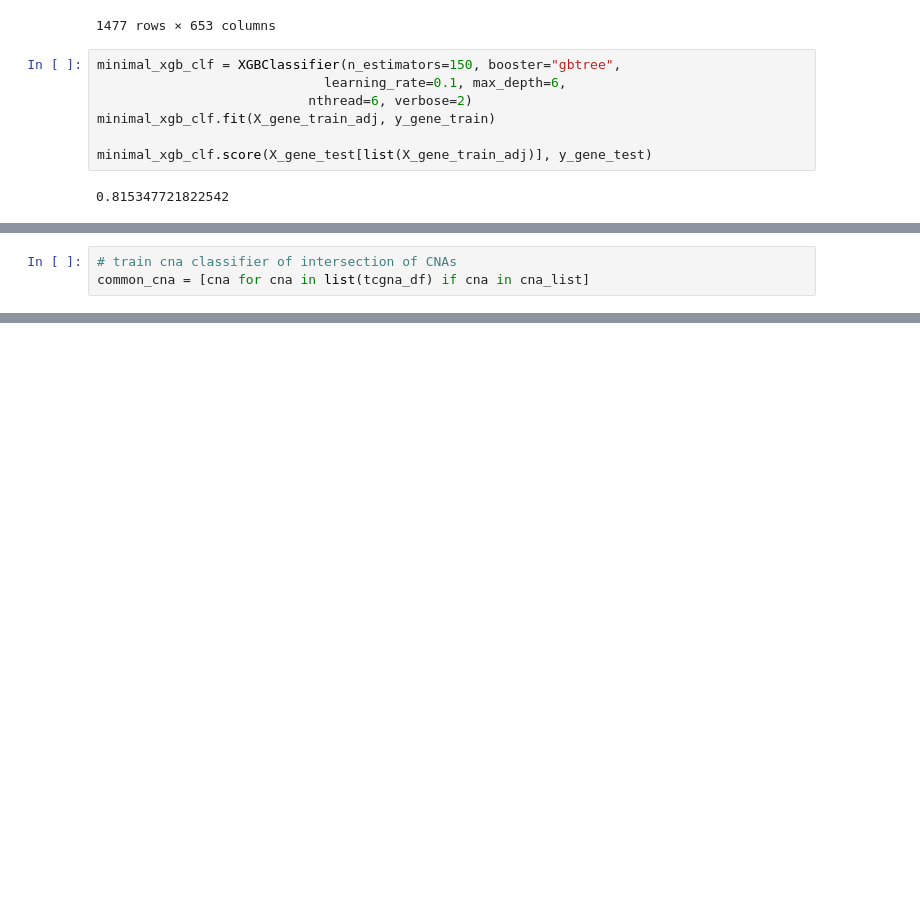
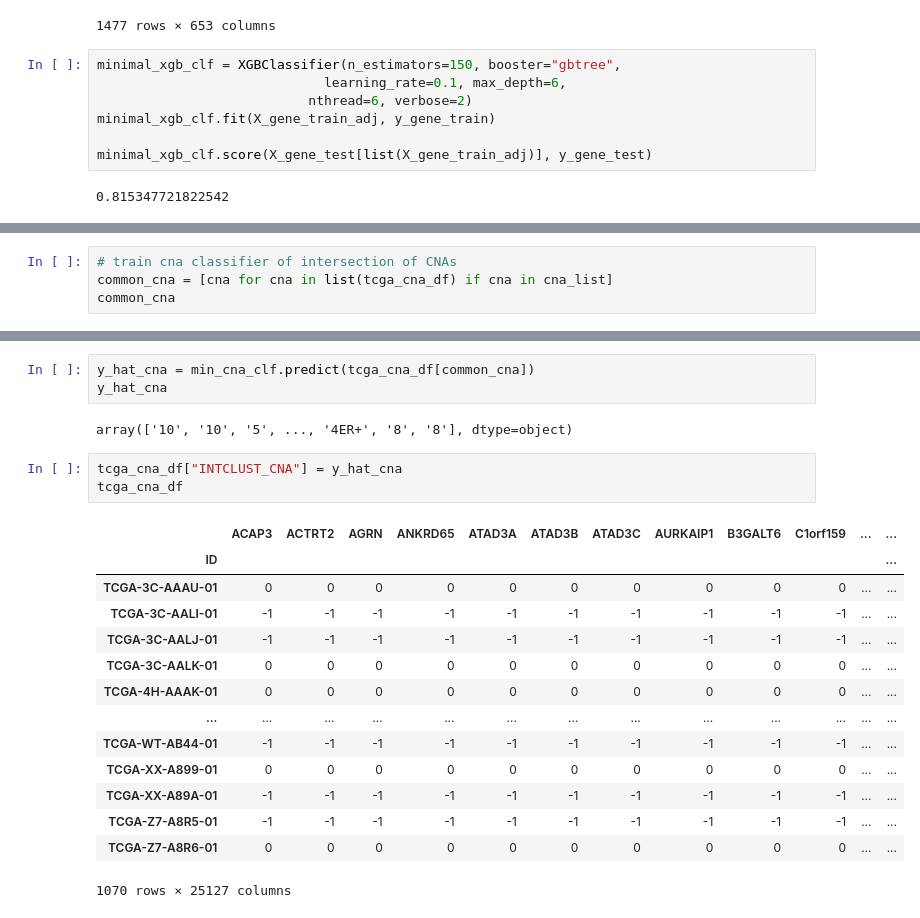
Before and after one commit to RMichae1/biohack2020, a Jupyter notebook: modeling.ipynb, the cells around one changed output, grey strips where cells are left out. Drawn from its saved outputs; the diff is of its cells as text; blank space fills up the shorter version.

```diff
--- a/modeling.ipynb
+++ b/modeling.ipynb
@@ -805,3 +804,4 @@ cna_list
 # %%
 # train cna classifier of intersection of CNAs
-common_cna = [cna for cna in list(tcgna_df) if cna in cna_list]
+common_cna = [cna for cna in list(tcga_cna_df) if cna in cna_list]
+common_cna
@@ -813,0 +850,23 @@ min_cla_clf.score(X_cna_test[cna_list], y_cna_test)
+# %%
+y_hat_cna = min_cna_clf.predict(tcga_cna_df[common_cna])
+y_hat_cna
+# %% [output]
+array(['10', '10', '5', ..., '4ER+', '8', '8'], dtype=object)
+# %%
+tcga_cna_df["INTCLUST_CNA"] = y_hat_cna
+tcga_cna_df
+# %% [output]
+|  | ACAP3 | ACTRT2 | AGRN | ANKRD65 | ATAD3A | ATAD3B | ATAD3C | AURKAIP1 | B3GALT6 | C1orf159 | ... | ... |
+| ID |  |  |  |  |  |  |  |  |  |  |  | ... |
+| TCGA-3C-AAAU-01 | 0 | 0 | 0 | 0 | 0 | 0 | 0 | 0 | 0 | 0 | ... | ... |
+| TCGA-3C-AALI-01 | -1 | -1 | -1 | -1 | -1 | -1 | -1 | -1 | -1 | -1 | ... | ... |
+| TCGA-3C-AALJ-01 | -1 | -1 | -1 | -1 | -1 | -1 | -1 | -1 | -1 | -1 | ... | ... |
+| TCGA-3C-AALK-01 | 0 | 0 | 0 | 0 | 0 | 0 | 0 | 0 | 0 | 0 | ... | ... |
+| TCGA-4H-AAAK-01 | 0 | 0 | 0 | 0 | 0 | 0 | 0 | 0 | 0 | 0 | ... | ... |
+| ... | ... | ... | ... | ... | ... | ... | ... | ... | ... | ... | ... | ... |
+| TCGA-WT-AB44-01 | -1 | -1 | -1 | -1 | -1 | -1 | -1 | -1 | -1 | -1 | ... | ... |
+| TCGA-XX-A899-01 | 0 | 0 | 0 | 0 | 0 | 0 | 0 | 0 | 0 | 0 | ... | ... |
+| TCGA-XX-A89A-01 | -1 | -1 | -1 | -1 | -1 | -1 | -1 | -1 | -1 | -1 | ... | ... |
+| TCGA-Z7-A8R5-01 | -1 | -1 | -1 | -1 | -1 | -1 | -1 | -1 | -1 | -1 | ... | ... |
+| TCGA-Z7-A8R6-01 | 0 | 0 | 0 | 0 | 0 | 0 | 0 | 0 | 0 | 0 | ... | ... |
+1070 rows × 25127 columns
```
Also changed, not shown: parts of 10 cells of this notebook.
